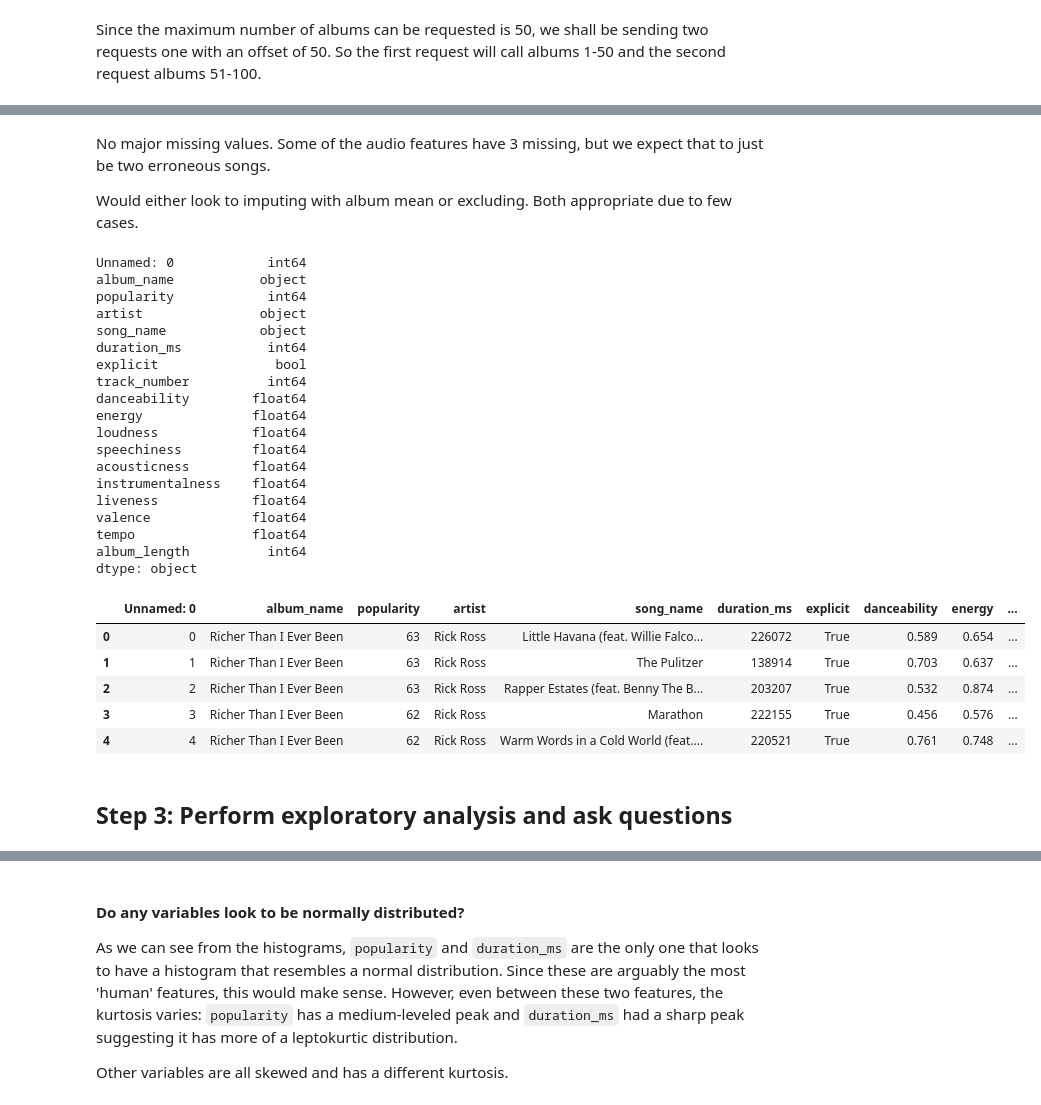
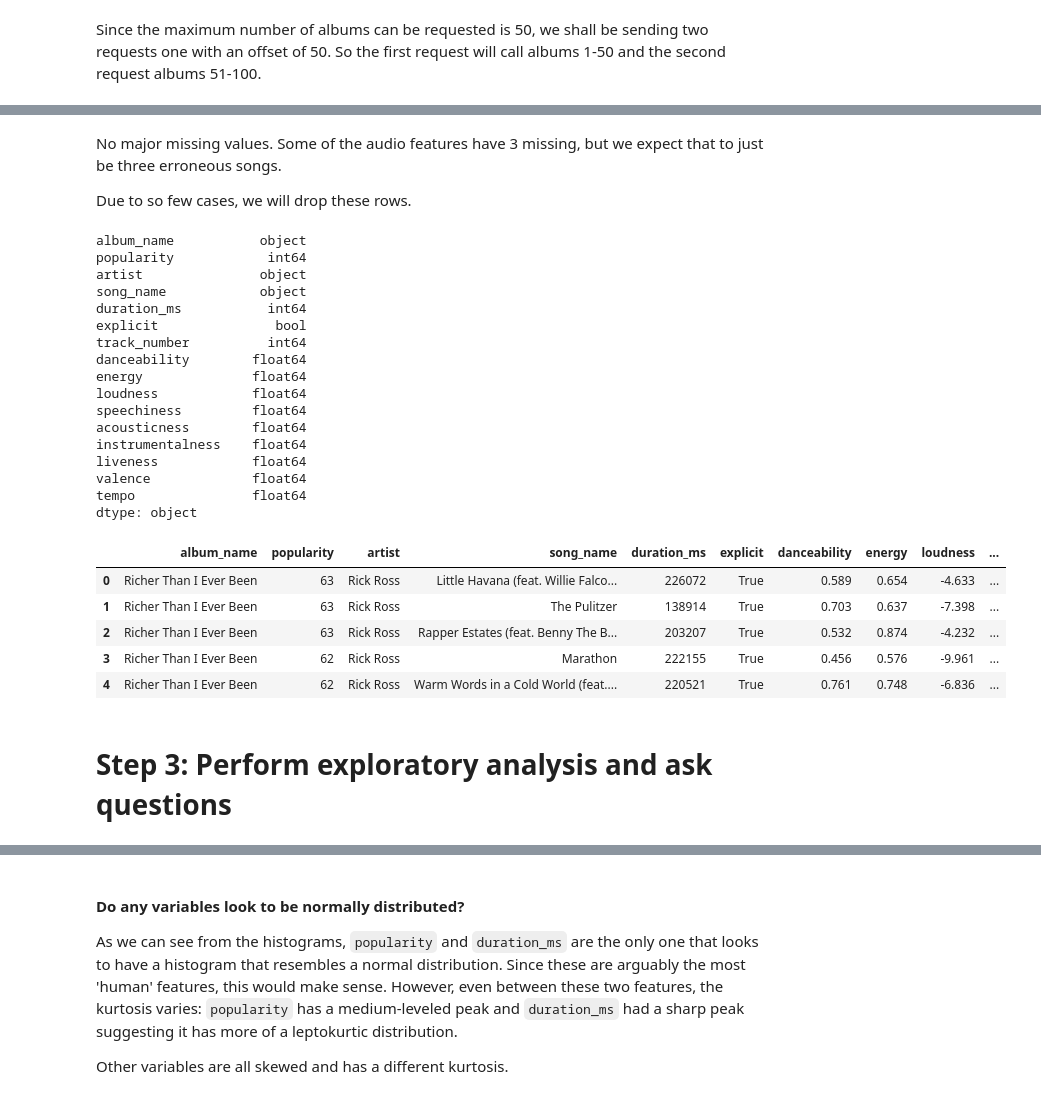
Before and after one commit to j4mes12/SDPA_Coursework, a Jupyter notebook: Part3/main.ipynb, the cells around one changed output, grey strips where cells are left out. Cells and saved outputs as stored; diff of their text form; code cells hidden in the pictures.

```diff
--- a/Part3/main.ipynb
+++ b/Part3/main.ipynb
@@ -230,22 +243,18 @@ tempo               0
 dtype: int64
 # %% [markdown]
-No major missing values. Some of the audio features have 3 missing, but we expect that to just be two erroneous songs.
+No major missing values. Some of the audio features have 3 missing, but we expect that to just be three erroneous songs.
 
-Would either look to imputing with album mean or excluding. Both appropriate due to few cases.
+Due to so few cases, we will drop these rows.
 # %%
 # Get rid of rows that contain missing values
 data.dropna(
     axis=0,
     inplace=True
 )
-# %%
-# Get album length from value_counts
-data['album_length'] = data.album_name.map(data.album_name.value_counts().to_dict())
 # %%
 # Display data column types
 data.dtypes
 # %% [output]
-Unnamed: 0            int64
 album_name           object
 popularity            int64
 artist               object
@@ -262,25 +271,24 @@ instrumentalness    float64
 liveness            float64
 valence             float64
 tempo               float64
-album_length          int64
 dtype: object
 # %%
 # Drop columns that are not needed
-data_out = data.drop(
+data = data.drop(
     columns=['track_number'],
     axis=1
 )
 
-data_out.head()
+data.head()
 # %% [output]
-|  | Unnamed: 0 | album_name | popularity | artist | song_name | duration_ms | explicit | danceability | energy | ... |
-| 0 | 0 | Richer Than I Ever Been | 63 | Rick Ross | Little Havana (feat. Willie Falco... | 226072 | True | 0.589 | 0.654 | ... |
-| 1 | 1 | Richer Than I Ever Been | 63 | Rick Ross | The Pulitzer | 138914 | True | 0.703 | 0.637 | ... |
-| 2 | 2 | Richer Than I Ever Been | 63 | Rick Ross | Rapper Estates (feat. Benny The B... | 203207 | True | 0.532 | 0.874 | ... |
-| 3 | 3 | Richer Than I Ever Been | 62 | Rick Ross | Marathon | 222155 | True | 0.456 | 0.576 | ... |
-| 4 | 4 | Richer Than I Ever Been | 62 | Rick Ross | Warm Words in a Cold World (feat.... | 220521 | True | 0.761 | 0.748 | ... |
+|  | album_name | popularity | artist | song_name | duration_ms | explicit | danceability | energy | loudness | ... |
+| 0 | Richer Than I Ever Been | 63 | Rick Ross | Little Havana (feat. Willie Falco... | 226072 | True | 0.589 | 0.654 | -4.633 | ... |
+| 1 | Richer Than I Ever Been | 63 | Rick Ross | The Pulitzer | 138914 | True | 0.703 | 0.637 | -7.398 | ... |
+| 2 | Richer Than I Ever Been | 63 | Rick Ross | Rapper Estates (feat. Benny The B... | 203207 | True | 0.532 | 0.874 | -4.232 | ... |
+| 3 | Richer Than I Ever Been | 62 | Rick Ross | Marathon | 222155 | True | 0.456 | 0.576 | -9.961 | ... |
+| 4 | Richer Than I Ever Been | 62 | Rick Ross | Warm Words in a Cold World (feat.... | 220521 | True | 0.761 | 0.748 | -6.836 | ... |
 # %% [markdown]
-## Step 3: Perform exploratory analysis and ask questions
+# Step 3: Perform exploratory analysis and ask questions
 # %%
 # Define plot colours
 colours = 'bgrcyk' * 3
```
Also changed, not shown: parts of 37 cells of this notebook.
